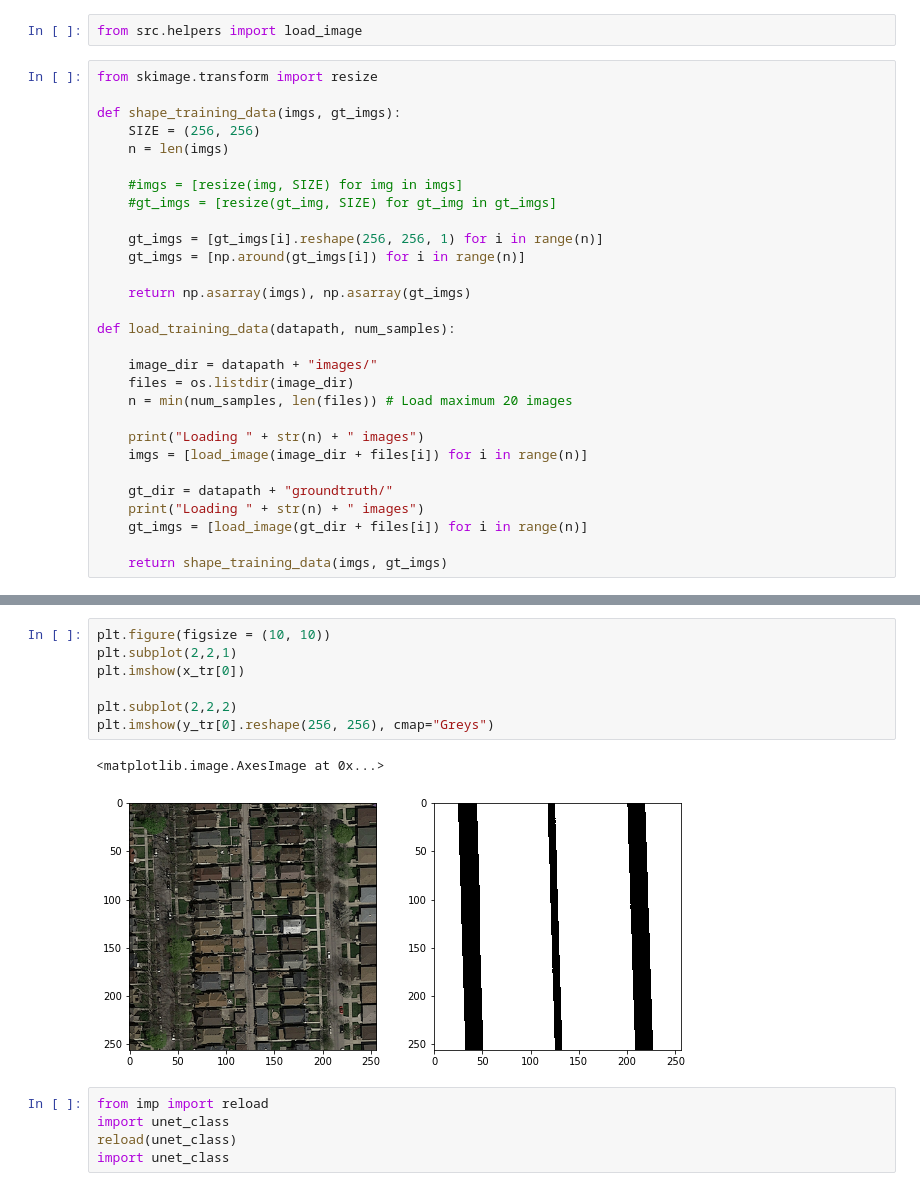
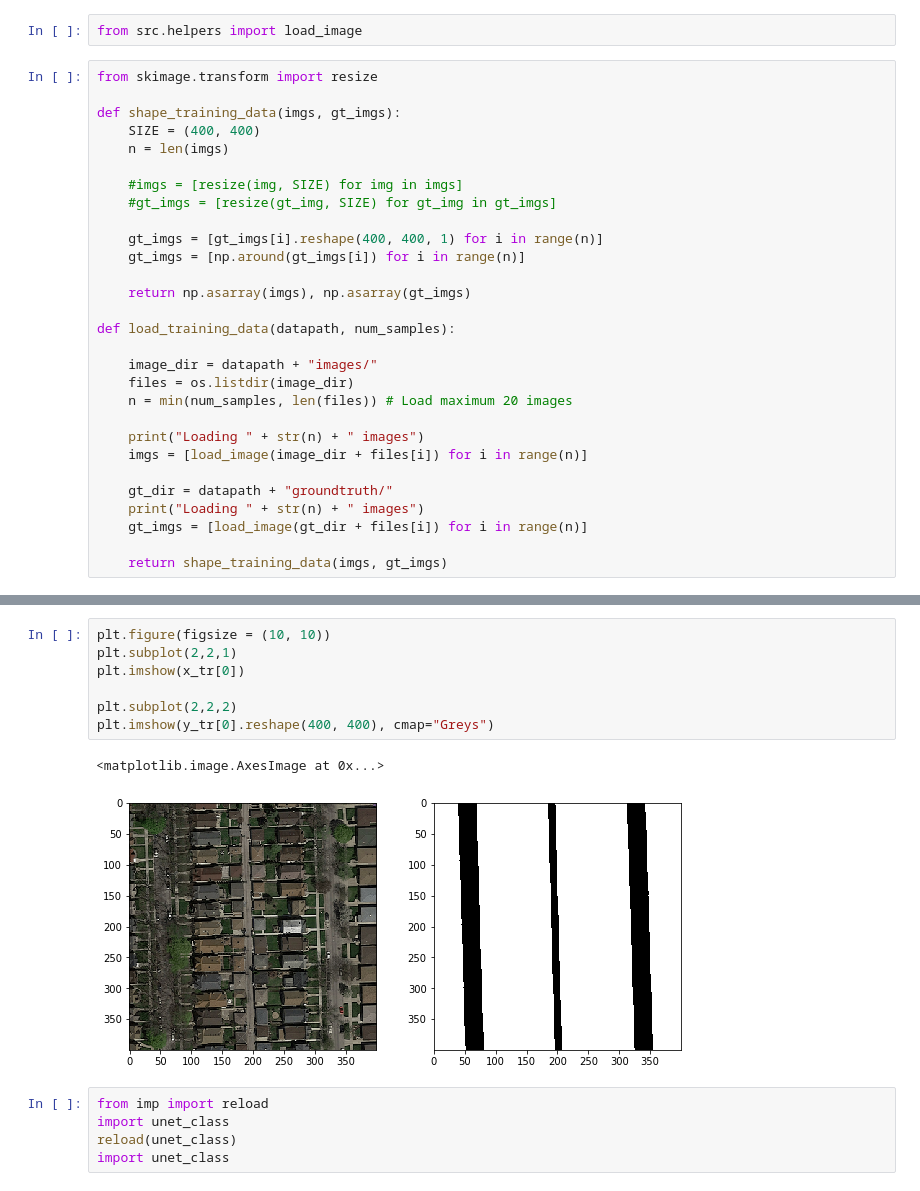
Before and after one commit to theodorhusefest/CS433-project2-road-segmentation, a Jupyter notebook: UNET2.ipynb, the cells around one changed output, grey strips where cells are left out. Saved outputs shown, nothing was run; the diff lists cells and outputs as text.

```diff
--- a/UNET2.ipynb
+++ b/UNET2.ipynb
@@ -28,13 +28,13 @@ from src.helpers import load_image
 from skimage.transform import resize
 
 def shape_training_data(imgs, gt_imgs):
-    SIZE = (256, 256)
+    SIZE = (400, 400)
     n = len(imgs)
 
     #imgs = [resize(img, SIZE) for img in imgs]
     #gt_imgs = [resize(gt_img, SIZE) for gt_img in gt_imgs]
 
-    gt_imgs = [gt_imgs[i].reshape(256, 256, 1) for i in range(n)]
+    gt_imgs = [gt_imgs[i].reshape(400, 400, 1) for i in range(n)]
     gt_imgs = [np.around(gt_imgs[i]) for i in range(n)]
 
     return np.asarray(imgs), np.asarray(gt_imgs)
@@ -67,13 +69,13 @@ FileNotFoundError: [Errno 2] No such file or directory: 'data/training/images/'
 # %%
 plt.figure(figsize = (10, 10))
 plt.subplot(2,2,1)
 plt.imshow(x_tr[0])
 
 plt.subplot(2,2,2)
-plt.imshow(y_tr[0].reshape(256, 256), cmap="Greys")
+plt.imshow(y_tr[0].reshape(400, 400), cmap="Greys")
 # %% [output]
 <matplotlib.image.AxesImage at 0x...>
-[figure, old version]
+[figure, new version]
 # %%
 from imp import reload
 import unet_class
```
Also changed, not shown: parts of 4 cells of this notebook, 2 other files.
